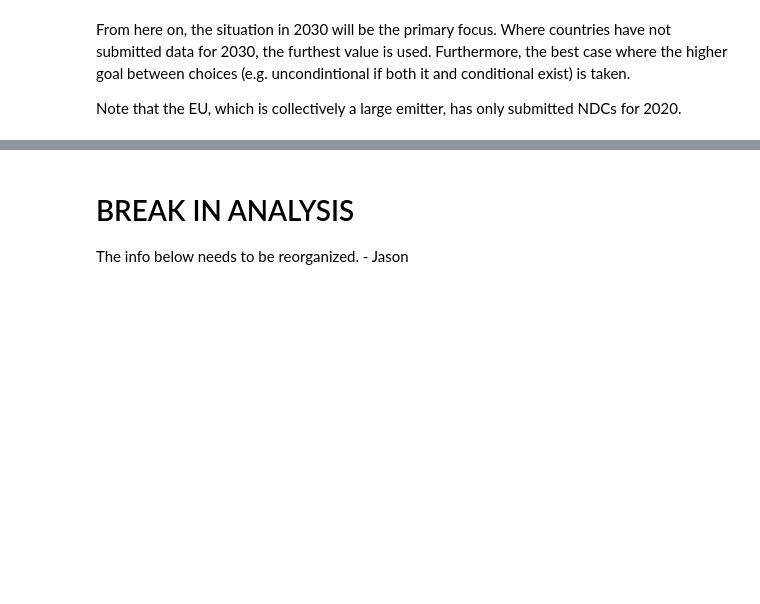
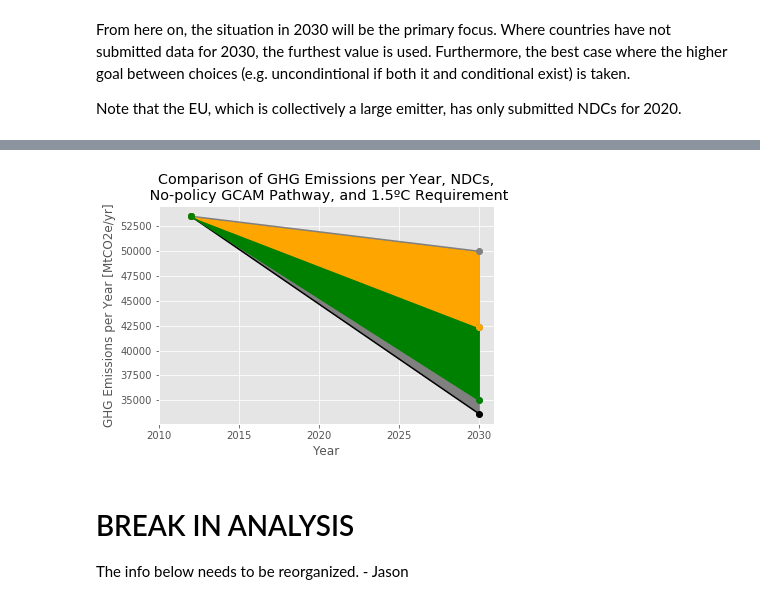
Before and after one commit to jasonrwang/ghg_analytics, a Jupyter notebook: ghg_analytics.ipynb, the cells around one changed output, grey strips where cells are left out. Saved outputs shown, nothing was run; the diff lists cells and outputs as text; code cells hidden in the pictures; blank space fills up the shorter version.

```diff
--- a/ghg_analytics.ipynb
+++ b/ghg_analytics.ipynb
@@ -121,0 +126,3 @@ ghgDf_WB.join(ghgDf_CAITghg1314).head()
+# %%
+ghgDf_merged = ghgDf_WB.join(ghgDf_CAITghg1314)
+ghgDf_merged.head()
@@ -238,8 +296,10 @@ for i in range(0,len(rangedIndices)-1,2):
         (NDCsDf['Value'][rangedIndices[i]] + NDCsDf['Value'][rangedIndices[i+1]])/2
     )
 
-# Drop the column 'Range', since it is not really needed anymore.
+# Drop the column 'Range', since it is not really needed anymore,
+# and drop the EU-28 (since they have been disaggregated by country).
 NDCsDf = NDCsDf.drop(labels=rangedIndices[1::2], axis=0).drop(labels='Range', axis=1)
+NDCsDf = NDCsDf.drop(index=NDCsDf.loc[NDCsDf['ISO'] == 'EU28'].index.values, axis=0)
 # %% [markdown]
 From here on, the situation in 2030 will be the primary focus. Where countries have not submitted data for 2030, the furthest value is used. Furthermore, the best case where the higher goal between choices (e.g. uncondintional if both it and conditional exist) is taken.
 
@@ -290,0 +335,11 @@ _ = plt.title('Comparison of GHG Emissions per Year, NDCs,\n No-policy GCAM Path
+# %%
+countryNDCs = NDCsDf['Country'].unique()
+
+# Divide he 'World' values used in the GCAM projection by filtered actual GHG emissions in 2005 and 2010
+convFactor = ghgForecast_GCAM[ (ghgForecast_GCAM['Scenario'] == 'No policy') &
+                    (ghgForecast_GCAM['ESP Indicator Name'].str.startswith('Emissions|GHG')) ] \
+                    .loc['World',['2005','2010']].sum() \
+            / ghgDf_merged.loc[countryNDCs,['2005','2010']].sum().values
+
+# Take the average conversion factor between 2005 and 2010
+convFactor = convFactor.mean()
@@ -291,3 +353,40 @@ _ = plt.title('Comparison of GHG Emissions per Year, NDCs,\n No-policy GCAM Path
+# %%
+plt.plot(2012,ghgDf_WB.loc['World']['2012'],'o',
+         2030,NDCs_clean.values.sum(),'o',
+        2030,35000,'o')
+plt.xticks(range(2010,2031,5))
+plt.xlabel('Year')
+plt.ylabel('GHG Emissions per Year [MtCO2e/yr]')
+plt.title('Comparison of GHG Emissions per Year, NDCs,\n No-policy GCAM Pathway, and 1.5ºC Requirement')
+
+x1 = [2012,2030]
+y1 = [ghgDf_WB.loc['World']['2012'], ghgForecast_GCAM_BAU['2030'].sum()/convFactor]
+y2 = [ghgDf_WB.loc['World']['2012'], 50000]
+y3 = [ghgDf_WB.loc['World']['2012'], NDCs_clean.values.sum()]
+y4 = [ghgDf_WB.loc['World']['2012'], 35000]
+
+CoeffLineNoPolicy = np.polyfit(x1,y1,1)
+CoeffLineLowTarget = np.polyfit(x1,y2,1)
+CoeffLineNDCs = np.polyfit(x1,y3,1)
+CoeffLineHighTarget = np.polyfit(x1,y4,1)
+
+LineNoPolicy = np.poly1d(CoeffLineNoPolicy)
+LineLowTarget = np.poly1d(CoeffLineLowTarget)
+LineNDCs = np.poly1d(CoeffLineNDCs)
+LineHighTarget = np.poly1d(CoeffLineHighTarget)
+
+plt.plot(x1, LineNoPolicy(x1), "-o", color = "black")
+plt.plot(x1, LineLowTarget(x1), "-o", color = "grey")
+plt.plot(x1, LineNDCs(x1), "-o", color = "orange")
+plt.plot(x1, LineHighTarget(x1), "-o", color = "green")
+
+plt.fill_between(x1, LineNoPolicy(x1), LineLowTarget(x1), color = "grey")
+plt.fill_between(x1, LineLowTarget(x1), LineNDCs(x1), color = "orange")
+plt.fill_between(x1, LineNDCs(x1), LineHighTarget(x1), color = "green")
+plt.xticks(range(2010, 2031, 5))
+plt.show()
+# %% [output]
+[figure, added]
 # %% [markdown]
 # BREAK IN ANALYSIS
 
```
Also changed, not shown: parts of 13 cells of this notebook.
